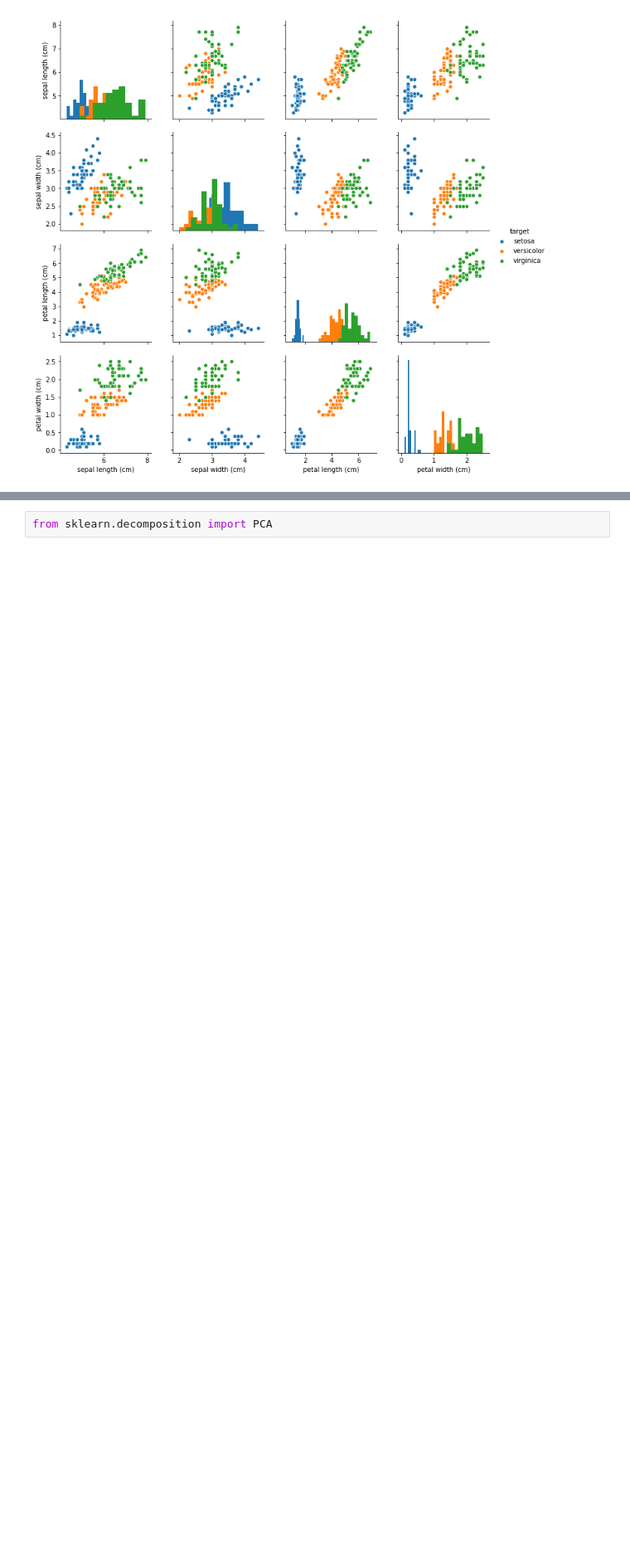
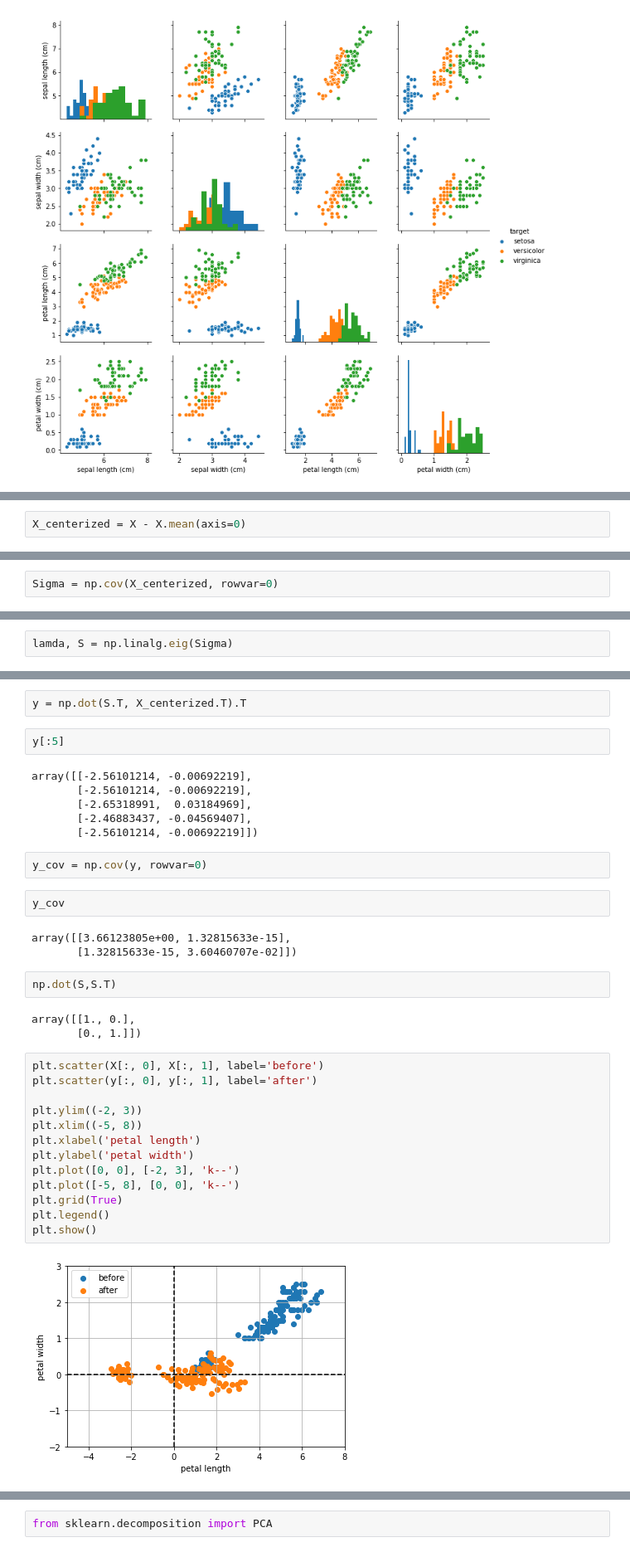
Before and after one commit to Hito4TK/LearningML, a Jupyter notebook: iris_無相関化と主成分分析.ipynb, the cells around one changed output, grey strips where cells are left out. Shown at 83% size. Drawn from its saved outputs; the diff is of its cells as text; blank space fills up the shorter version.

```diff
--- a/iris_無相関化と主成分分析.ipynb
+++ b/iris_無相関化と主成分分析.ipynb
@@ -135,0 +178,2 @@ sns.pairplot(iris_data_df,hue='target',diag_kind='hist')
+# %%
+X_centerized = X - X.mean(axis=0)
@@ -135,0 +188,2 @@ sns.pairplot(iris_data_df,hue='target',diag_kind='hist')
+# %%
+Sigma = np.cov(X_centerized, rowvar=0)
@@ -135,0 +195,2 @@ sns.pairplot(iris_data_df,hue='target',diag_kind='hist')
+# %%
+lamda, S = np.linalg.eig(Sigma)
@@ -135,0 +206,37 @@ sns.pairplot(iris_data_df,hue='target',diag_kind='hist')
+# %%
+y = np.dot(S.T, X_centerized.T).T
+# %%
+y[:5]
+# %% [output]
+array([[-2.56101214, -0.00692219],
+       [-2.56101214, -0.00692219],
+       [-2.65318991,  0.03184969],
+       [-2.46883437, -0.04569407],
+       [-2.56101214, -0.00692219]])
+# %%
+y_cov = np.cov(y, rowvar=0)
+# %%
+y_cov
+# %% [output]
+array([[3.66123805e+00, 1.32815633e-15],
+       [1.32815633e-15, 3.60460707e-02]])
+# %%
+np.dot(S,S.T)
+# %% [output]
+array([[1., 0.],
+       [0., 1.]])
+# %%
+plt.scatter(X[:, 0], X[:, 1], label='before')
+plt.scatter(y[:, 0], y[:, 1], label='after')
+
+plt.ylim((-2, 3))
+plt.xlim((-5, 8))
+plt.xlabel('petal length')
+plt.ylabel('petal width')
+plt.plot([0, 0], [-2, 3], 'k--')
+plt.plot([-5, 8], [0, 0], 'k--')
+plt.grid(True)
+plt.legend()
+plt.show()
+# %% [output]
+[figure, added]
```
Also changed, not shown: parts of 48 cells of this notebook.
